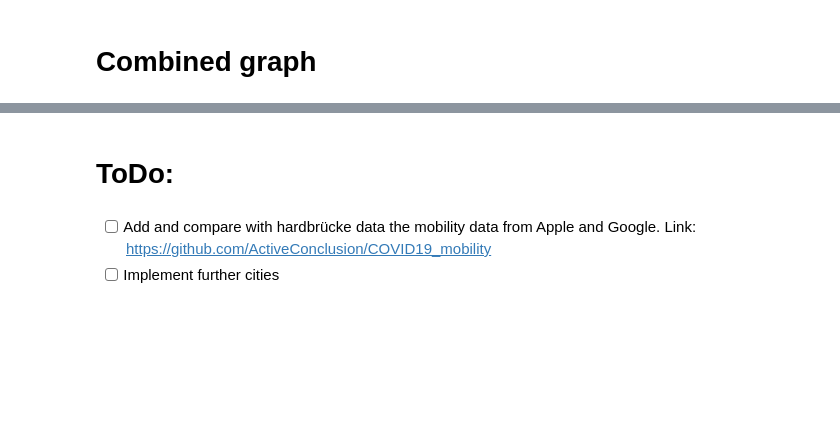
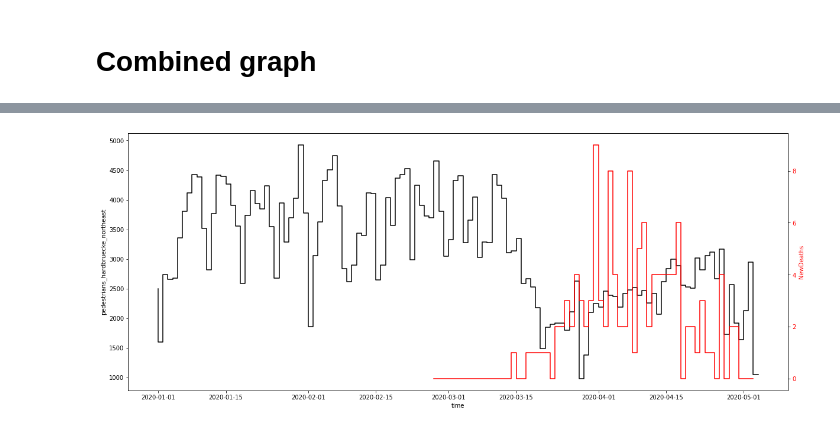
Before and after one commit to mo-jan/zurich-ped-flows-and-covid, a Jupyter notebook: analysis.ipynb, the cells around one changed output, grey strips where cells are left out. Saved outputs shown, nothing was run; the diff lists cells and outputs as text; code cells hidden in the pictures; blank space fills up the shorter version.

Commit message:
add static png plot

```diff
--- a/analysis.ipynb
+++ b/analysis.ipynb
@@ -24,7 +26,7 @@ pio.templates.default = "plotly_white"
 [interactive output not drawn]
 # %%
 # variables
-plot_path = Path("plot/")
+plot_path = Path("plots/")
 # %% [markdown]
 # Covid 19 data Zürich
 # %%
@@ -66,8 +69,17 @@ multi_yaxis_plot(
     )
 # %% [output]
 [interactive output not drawn]
-# %% [markdown]
-# ToDo:
-# %% [markdown]
-- [ ] Add and compare with hardbrücke data the mobility data from Apple and Google. Link: https://github.com/ActiveConclusion/COVID19_mobility
-- [ ] Implement further cities
+# %%
+# plot static matplotlib chart to display in notebook and markdown file
+static_dual_axis_plot(
+    hardbr_df_eastnorth,
+    "datetime",
+    "pedestrians_hardbruecke_northeast",
+    plot_data,
+    "Date",
+    "NewDeaths",
+    "zh_covid19_mobility_static",
+    plot_path,
+)
+# %% [output]
+[figure, added]
```
Also changed, not shown: parts of 3 cells of this notebook, 7 other files.
